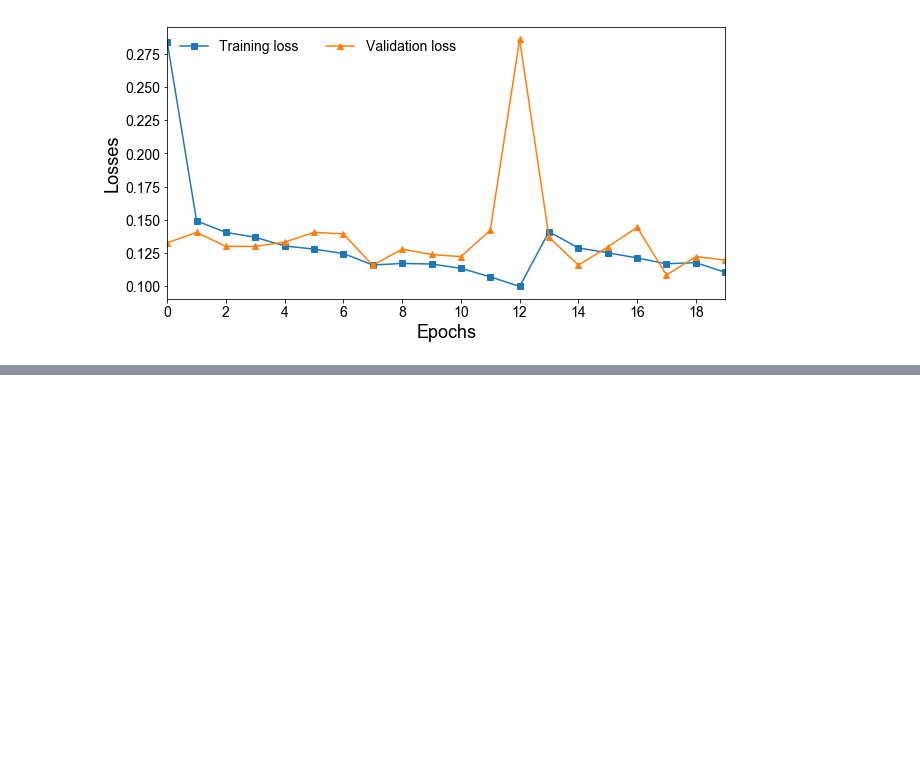
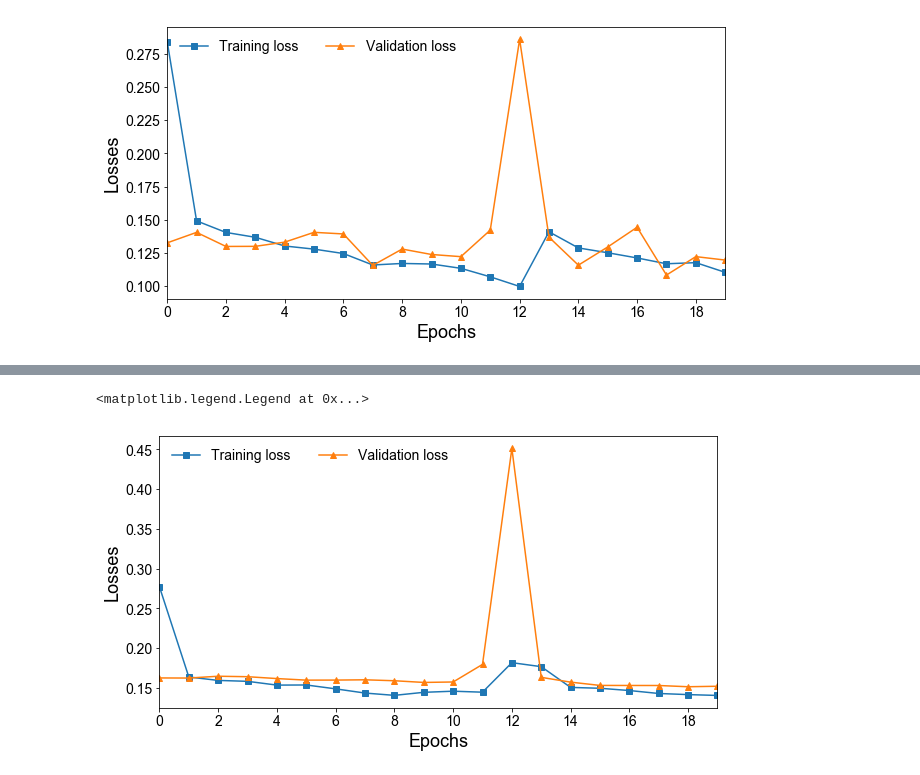
Before and after one commit to exchhattu/TimeseriesWeatherForecast-RNN-GRU-LSTM, a Jupyter notebook: notebook/OptimizedModel_default.ipynb, the cells around one changed output, grey strips where cells are left out. Saved outputs shown, nothing was run; the diff lists cells and outputs as text; code cells hidden in the pictures; blank space fills up the shorter version.

```diff
--- a/notebook/OptimizedModel_default.ipynb
+++ b/notebook/OptimizedModel_default.ipynb
@@ -67,0 +76,3 @@ plt.legend(ncol=2, frameon=False, fontsize=14)
+# %%
+pd_data = pd.read_csv("./data/GRU_MLayer_Default.log")
+pd_data.head()
@@ -68 +86,19 @@ plt.legend(ncol=2, frameon=False, fontsize=14)
+# %%
+import numpy as np
+
+fig = plt.figure(figsize=(10, 5))
+pd_data.loss.plot(style='s-', label='Training loss')
+pd_data.val_loss.plot(style='^-', label='Validation loss')
+
+ts_in_epochs = pd_data["epoch"].tolist()
+ts_xlabels = np.arange(0, len(ts_in_epochs), 2)
+plt.xticks(ts_xlabels, ts_xlabels, fontsize=14)
+plt.yticks(fontsize=14)
+
+plt.xlabel("Epochs", axis_font)
+plt.ylabel("Losses", axis_font)
+plt.legend(ncol=2, frameon=False, fontsize=14)
+# %% [output]
+<matplotlib.legend.Legend at 0x...>
+[figure, added]
 # %% [markdown]
```
Also changed, not shown: parts of 14 cells of this notebook, 1 other file.
